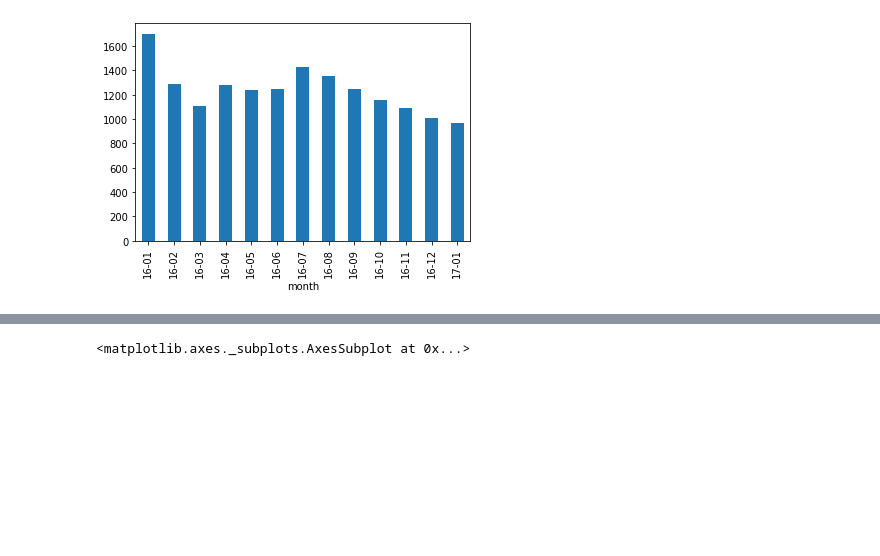
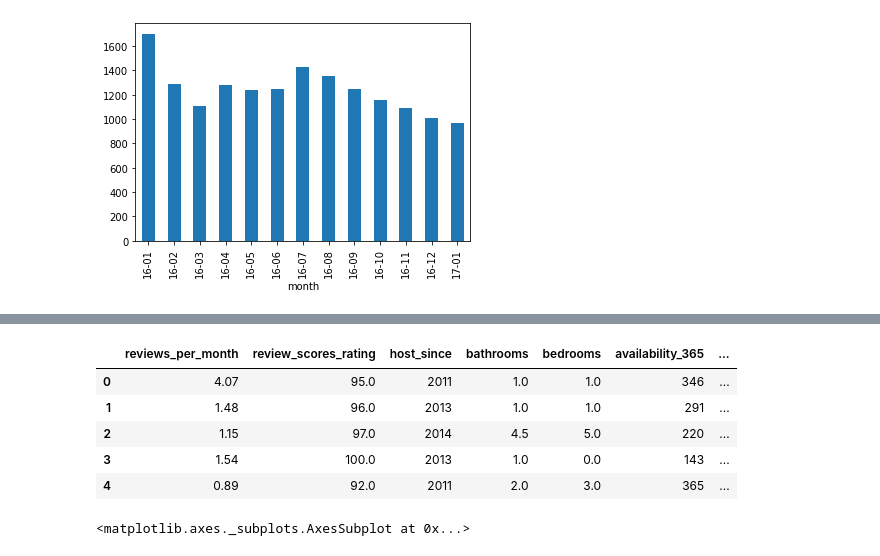
Before and after one commit to chenjunboBUPT/Seattle-Airbnb-Data-Analysis, a Jupyter notebook: airbnb.ipynb, the cells around one changed output, grey strips where cells are left out. Drawn from its saved outputs; the diff is of its cells as text; code cells hidden in the pictures; blank space fills up the shorter version.

```diff
--- a/airbnb.ipynb
+++ b/airbnb.ipynb
@@ -123 +205,10 @@ dtype: float64
+# %%
+encoded_feats.head()
+# %% [output]
+|  | reviews_per_month | review_scores_rating | host_since | bathrooms | bedrooms | availability_365 | ... |
+| 0 | 4.07 | 95.0 | 2011 | 1.0 | 1.0 | 346 | ... |
+| 1 | 1.48 | 96.0 | 2013 | 1.0 | 1.0 | 291 | ... |
+| 2 | 1.15 | 97.0 | 2014 | 4.5 | 5.0 | 220 | ... |
+| 3 | 1.54 | 100.0 | 2013 | 1.0 | 0.0 | 143 | ... |
+| 4 | 0.89 | 92.0 | 2011 | 2.0 | 3.0 | 365 | ... |
 # %%
```
Also changed, not shown: parts of 15 cells of this notebook, 4 other files.
